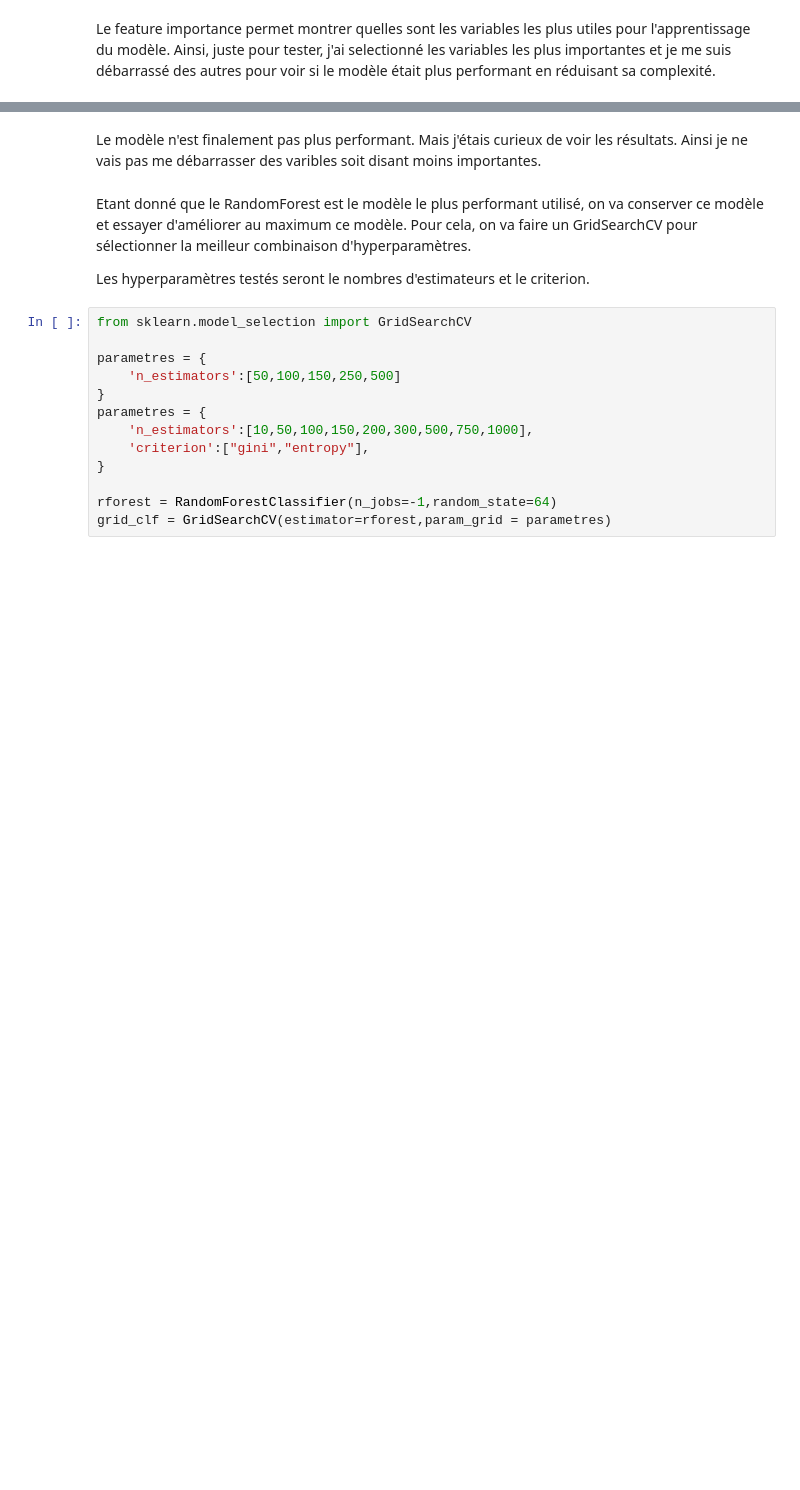
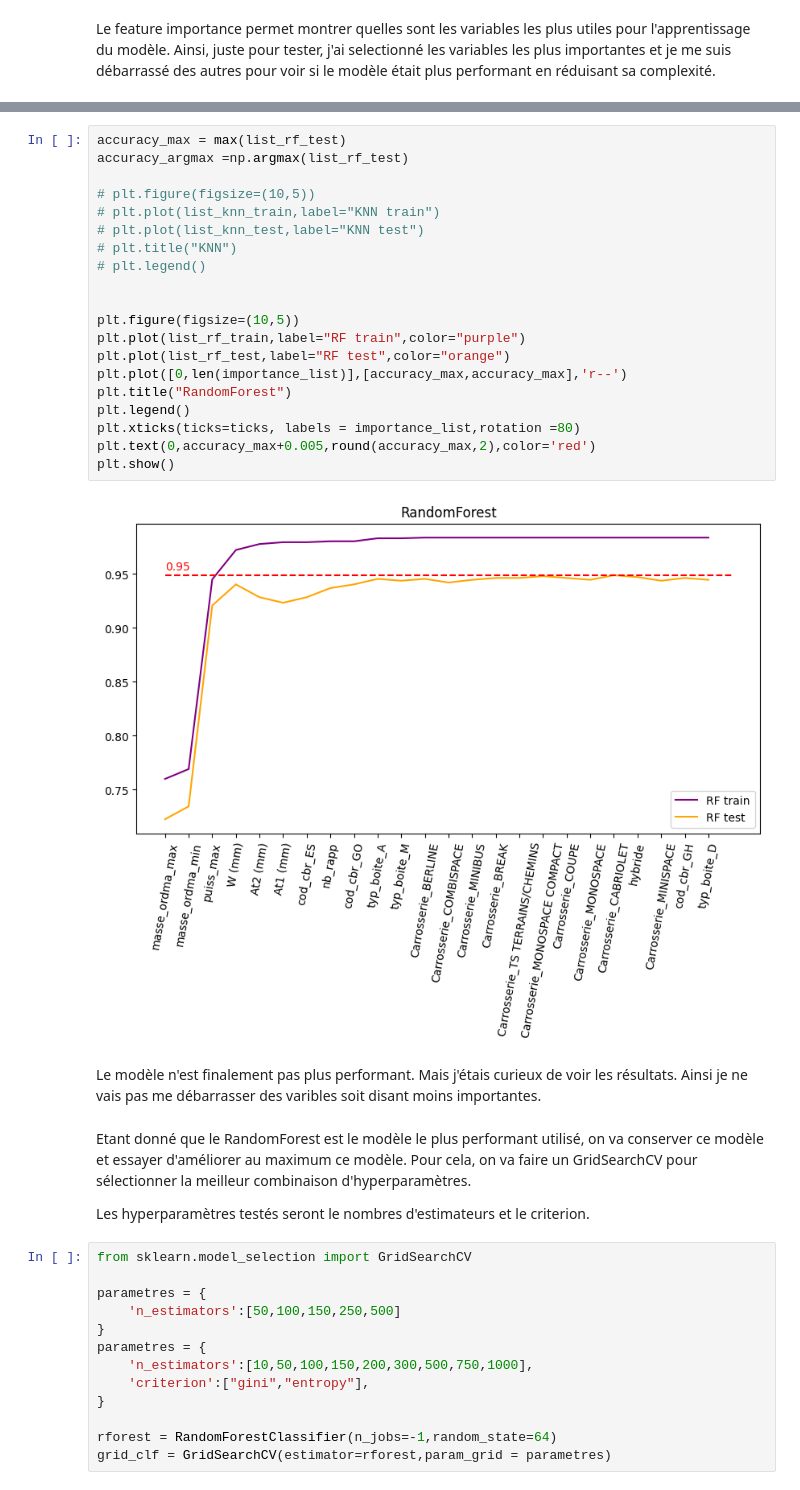
Before and after one commit to DataScientest-Studio/dec24_bds_co2, a Jupyter notebook: notebooks/5.0-ugo-first-models.ipynb, the cells around one changed output, grey strips where cells are left out. Saved outputs shown, nothing was run; the diff lists cells and outputs as text; blank space fills up the shorter version.

```diff
--- a/notebooks/5.0-ugo-first-models.ipynb
+++ b/notebooks/5.0-ugo-first-models.ipynb
@@ -848,3 +1060,25 @@ KNN test :  0.8170212765957446
+# %%
+accuracy_max = max(list_rf_test)
+accuracy_argmax =np.argmax(list_rf_test)
+
+# plt.figure(figsize=(10,5))
+# plt.plot(list_knn_train,label="KNN train")
+# plt.plot(list_knn_test,label="KNN test")
+# plt.title("KNN")
+# plt.legend()
+
+
+plt.figure(figsize=(10,5))
+plt.plot(list_rf_train,label="RF train",color="purple")
+plt.plot(list_rf_test,label="RF test",color="orange")
+plt.plot([0,len(importance_list)],[accuracy_max,accuracy_max],'r--')
+plt.title("RandomForest")
+plt.legend()
+plt.xticks(ticks=ticks, labels = importance_list,rotation =80)
+plt.text(0,accuracy_max+0.005,round(accuracy_max,2),color='red')
+plt.show()
+# %% [output]
+[figure, added]
 # %% [markdown]
 Le modèle n'est finalement pas plus performant. Mais j'étais curieux de voir les résultats. Ainsi je ne vais pas me débarrasser des varibles soit disant moins importantes.
 # %% [markdown]
```
Also changed, not shown: parts of 46 cells of this notebook, 5 other files.
